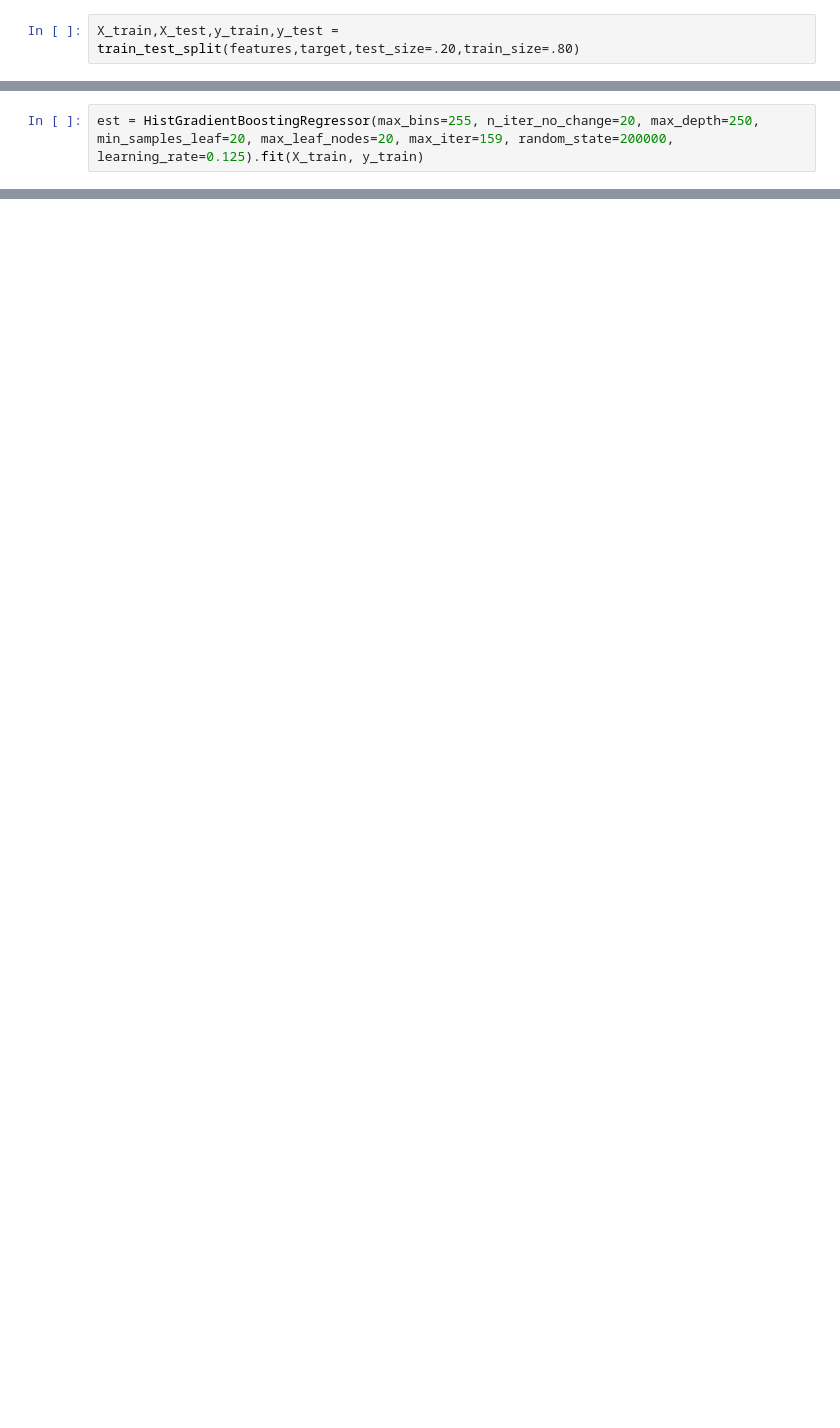
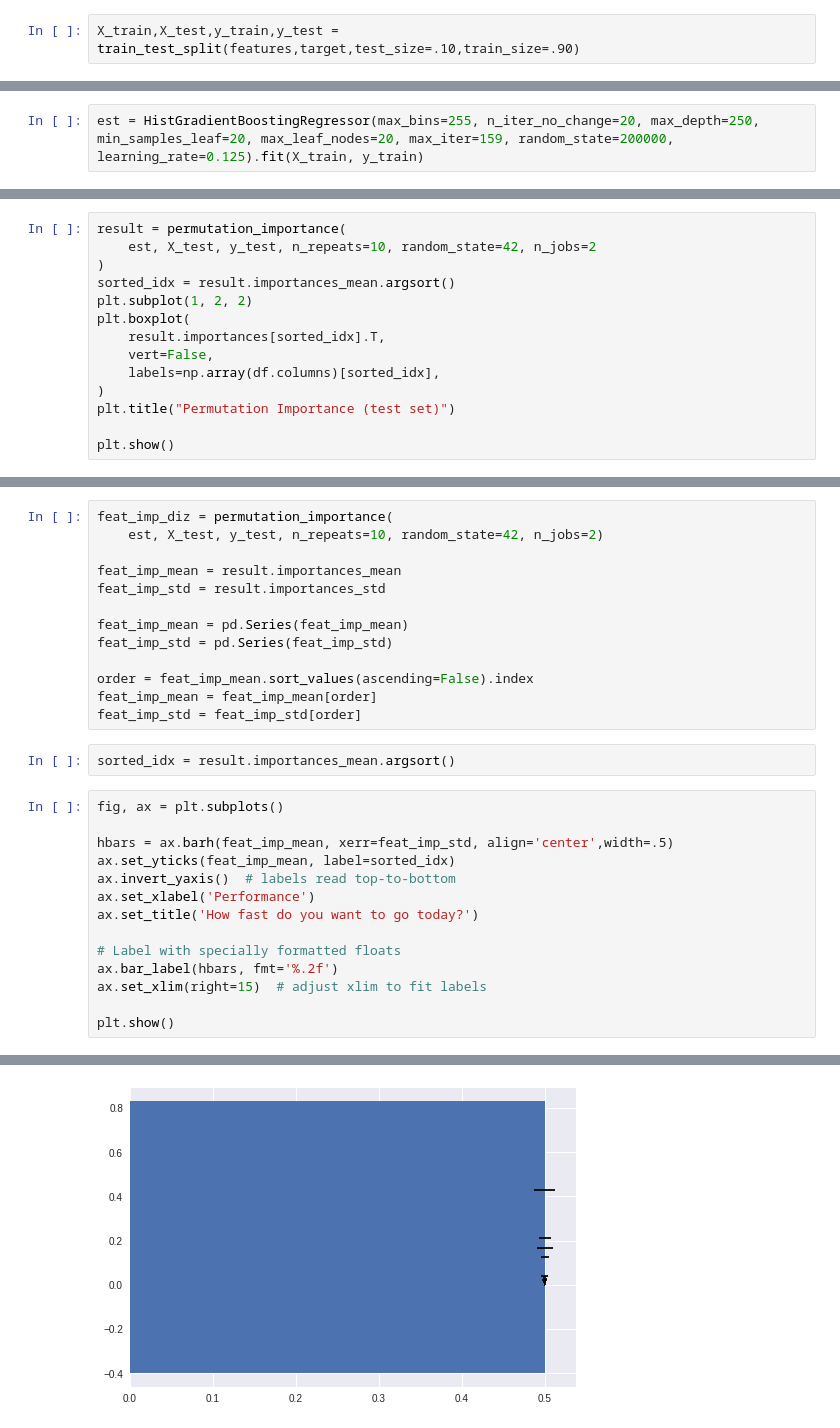
Before and after one commit to kody-smith/data_mining_projects, a Jupyter notebook: notebooks/starter_housing.ipynb, the cells around one changed output, grey strips where cells are left out. Saved outputs shown, nothing was run; the diff lists cells and outputs as text; blank space fills up the shorter version.

```diff
--- a/notebooks/starter_housing.ipynb
+++ b/notebooks/starter_housing.ipynb
@@ -93,4 +126,4 @@ from sklearn.model_selection import train_test_split
 target = df.price
 features = df.drop(columns="price",axis=1)
 # %%
-X_train,X_test,y_train,y_test = train_test_split(features,target,test_size=.20,train_size=.80)
+X_train,X_test,y_train,y_test = train_test_split(features,target,test_size=.10,train_size=.90)
@@ -147,0 +153,14 @@ result_est
+# %%
+result = permutation_importance(
+    est, X_test, y_test, n_repeats=10, random_state=42, n_jobs=2
+)
+sorted_idx = result.importances_mean.argsort()
+plt.subplot(1, 2, 2)
+plt.boxplot(
+    result.importances[sorted_idx].T,
+    vert=False,
+    labels=np.array(df.columns)[sorted_idx],
+)
+plt.title("Permutation Importance (test set)")
+
+plt.show()
@@ -147,0 +183,30 @@ result_est
+# %%
+feat_imp_diz = permutation_importance(
+    est, X_test, y_test, n_repeats=10, random_state=42, n_jobs=2)
+
+feat_imp_mean = result.importances_mean
+feat_imp_std = result.importances_std
+
+feat_imp_mean = pd.Series(feat_imp_mean)
+feat_imp_std = pd.Series(feat_imp_std)
+
+order = feat_imp_mean.sort_values(ascending=False).index
+feat_imp_mean = feat_imp_mean[order]
+feat_imp_std = feat_imp_std[order]
+# %%
+sorted_idx = result.importances_mean.argsort()
+# %%
+fig, ax = plt.subplots()
+
+hbars = ax.barh(feat_imp_mean, xerr=feat_imp_std, align='center',width=.5)
+ax.set_yticks(feat_imp_mean, label=sorted_idx)
+ax.invert_yaxis()  # labels read top-to-bottom
+ax.set_xlabel('Performance')
+ax.set_title('How fast do you want to go today?')
+
+# Label with specially formatted floats
+ax.bar_label(hbars, fmt='%.2f')
+ax.set_xlim(right=15)  # adjust xlim to fit labels
+
+plt.show()
+# %% [output]
@@ -147,0 +214 @@ result_est
+[figure, added]
```
Also changed, not shown: parts of 26 cells of this notebook.
